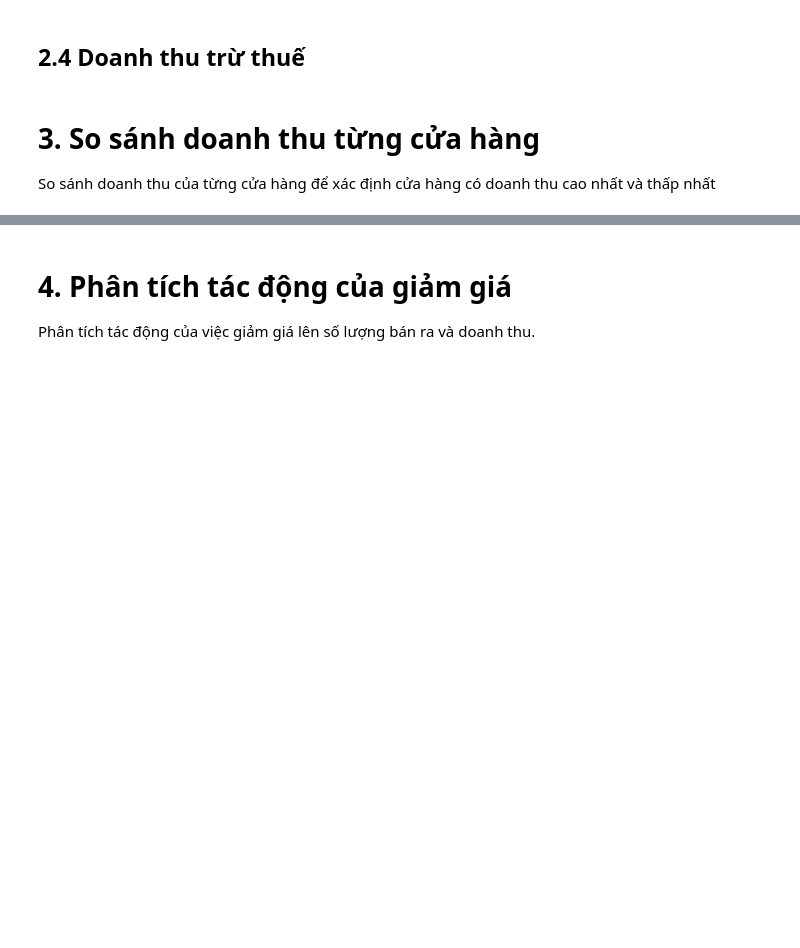
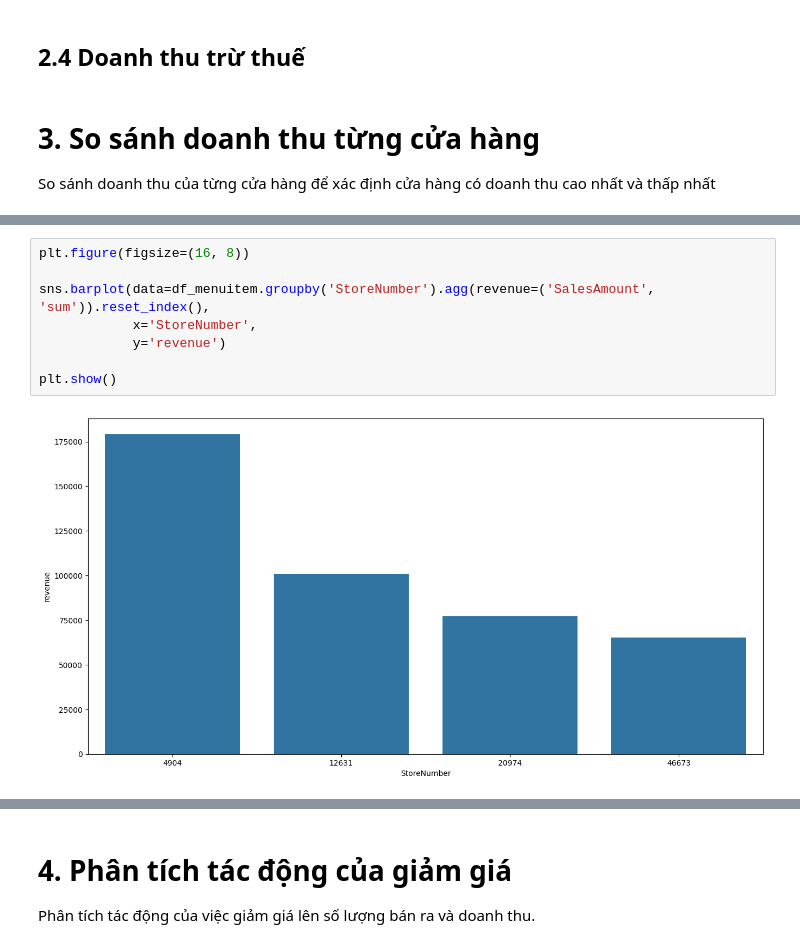
Before and after one commit to isharedigital/finalproject_data-science, a Jupyter notebook: notebooks/final/analysis/01_revenue_analysis.ipynb, the cells around one changed output, grey strips where cells are left out. Saved outputs shown, nothing was run; the diff lists cells and outputs as text; blank space fills up the shorter version.

```diff
--- a/notebooks/final/analysis/01_revenue_analysis.ipynb
+++ b/notebooks/final/analysis/01_revenue_analysis.ipynb
@@ -452,0 +473,10 @@ So sánh doanh thu của từng cửa hàng để xác định cửa hàng có d
+# %%
+plt.figure(figsize=(16, 8))
+
+sns.barplot(data=df_menuitem.groupby('StoreNumber').agg(revenue=('SalesAmount', 'sum')).reset_index(),
+            x='StoreNumber',
+            y='revenue')
+
+plt.show()
+# %% [output]
+[figure, added]
```
Also changed, not shown: parts of 11 cells of this notebook.
